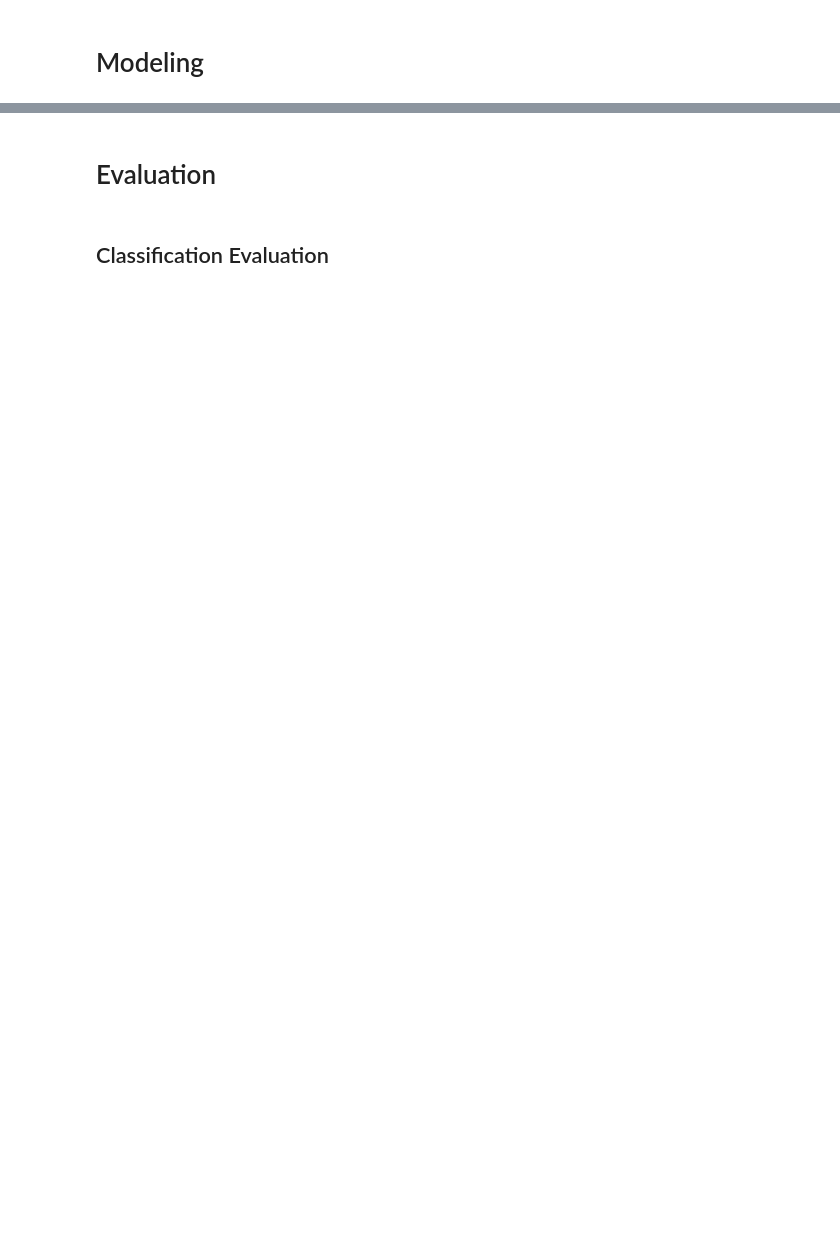
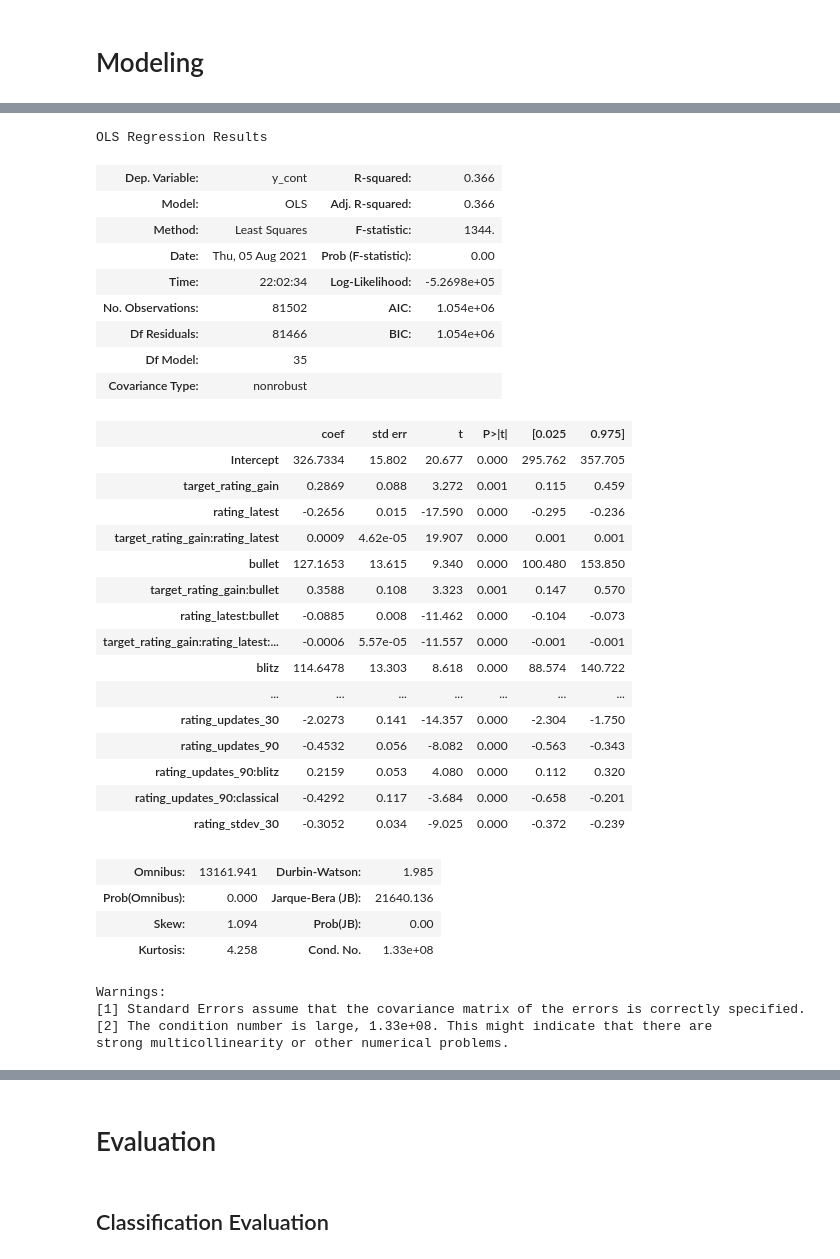
Before and after one commit to ZackAttack614/Discord-Chess-Bot, a Jupyter notebook: modeling.ipynb, the cells around one changed output, grey strips where cells are left out. Drawn from its saved outputs; the diff is of its cells as text; code cells hidden in the pictures; blank space fills up the shorter version.

```diff
--- a/modeling.ipynb
+++ b/modeling.ipynb
@@ -232,13 +521,58 @@ logit.summary()
 # %%
 # Regression
 ols = smf.ols(formula="""
-y_cont~target_rating_gain_squared+
+y_cont~
+target_rating_gain*rating_latest*bullet+target_rating_gain*rating_latest*blitz+target_rating_gain*rating_latest*classical+
+target_rating_gain_squared*bullet+target_rating_gain_squared*blitz+
 rating_latest_squared+
-target_rating_gain*rating_latest*bullet+target_rating_gain*rating_latest*blitz+target_rating_gain*rating_latest*classical+
-rating_peak_diff*bullet+rating_peak_diff*blitz+rating_peak_diff*classical+
-rating_90_diff*blitz+rating_90_diff*classical+
-rating_updates_30+rating_updates_90+
+
+rating_peak_diff*bullet+rating_peak_diff*blitz+
+rating_peak_diff*target_rating_gain+
+
+rating_180_diff*bullet+rating_180_diff*blitz+
+
+rating_90_diff+
+
+rating_30_diff*bullet+rating_30_diff*classical+
+
+rating_updates_30+rating_updates_90*blitz+rating_updates_90*classical+
+
 rating_stdev_30
 
 """,data=df_cont).fit()
 ols.summary()
+# %% [output]
+OLS Regression Results
+| Dep. Variable: | y_cont | R-squared: | 0.366 |
+| Model: | OLS | Adj. R-squared: | 0.366 |
+| Method: | Least Squares | F-statistic: | 1344. |
+| Date: | Thu, 05 Aug 2021 | Prob (F-statistic): | 0.00 |
+| Time: | 22:02:34 | Log-Likelihood: | -5.2698e+05 |
+| No. Observations: | 81502 | AIC: | 1.054e+06 |
+| Df Residuals: | 81466 | BIC: | 1.054e+06 |
+| Df Model: | 35 |  |  |
+| Covariance Type: | nonrobust |  |  |
+|  | coef | std err | t | P>|t| | [0.025 | 0.975] |
+| Intercept | 326.7334 | 15.802 | 20.677 | 0.000 | 295.762 | 357.705 |
+| target_rating_gain | 0.2869 | 0.088 | 3.272 | 0.001 | 0.115 | 0.459 |
+| rating_latest | -0.2656 | 0.015 | -17.590 | 0.000 | -0.295 | -0.236 |
+| target_rating_gain:rating_latest | 0.0009 | 4.62e-05 | 19.907 | 0.000 | 0.001 | 0.001 |
+| bullet | 127.1653 | 13.615 | 9.340 | 0.000 | 100.480 | 153.850 |
+| target_rating_gain:bullet | 0.3588 | 0.108 | 3.323 | 0.001 | 0.147 | 0.570 |
+| rating_latest:bullet | -0.0885 | 0.008 | -11.462 | 0.000 | -0.104 | -0.073 |
+| target_rating_gain:rating_latest:... | -0.0006 | 5.57e-05 | -11.557 | 0.000 | -0.001 | -0.001 |
+| blitz | 114.6478 | 13.303 | 8.618 | 0.000 | 88.574 | 140.722 |
+| ... | ... | ... | ... | ... | ... | ... |
+| rating_updates_30 | -2.0273 | 0.141 | -14.357 | 0.000 | -2.304 | -1.750 |
+| rating_updates_90 | -0.4532 | 0.056 | -8.082 | 0.000 | -0.563 | -0.343 |
+| rating_updates_90:blitz | 0.2159 | 0.053 | 4.080 | 0.000 | 0.112 | 0.320 |
+| rating_updates_90:classical | -0.4292 | 0.117 | -3.684 | 0.000 | -0.658 | -0.201 |
+| rating_stdev_30 | -0.3052 | 0.034 | -9.025 | 0.000 | -0.372 | -0.239 |
+| Omnibus: | 13161.941 | Durbin-Watson: | 1.985 |
+| Prob(Omnibus): | 0.000 | Jarque-Bera (JB): | 21640.136 |
+| Skew: | 1.094 | Prob(JB): | 0.00 |
+| Kurtosis: | 4.258 | Cond. No. | 1.33e+08 |
+Warnings:
+[1] Standard Errors assume that the covariance matrix of the errors is correctly specified.
+[2] The condition number is large, 1.33e+08. This might indicate that there are
+strong multicollinearity or other numerical problems.
```
Also changed, not shown: parts of 72 cells of this notebook, 2 other files.
